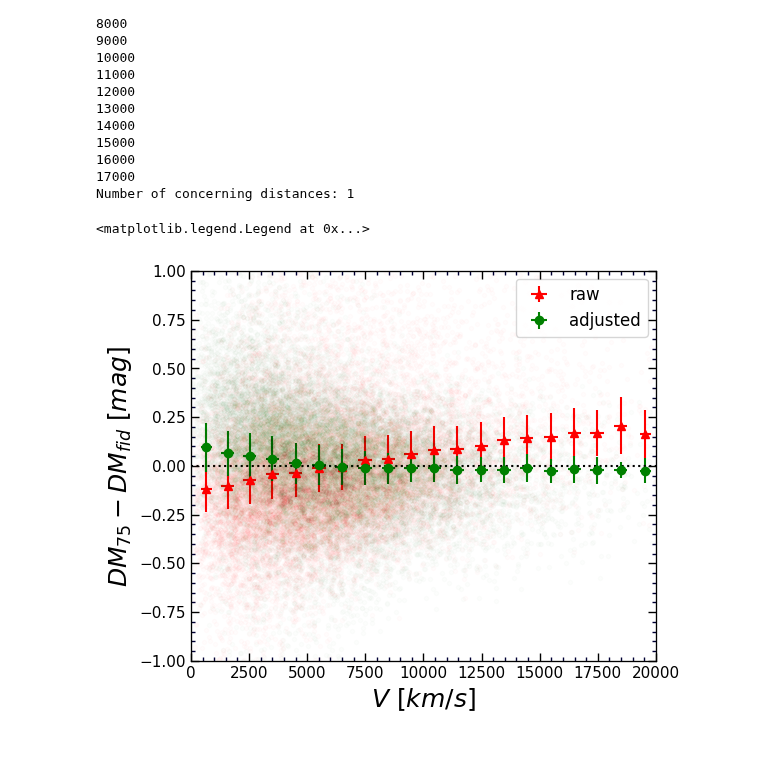
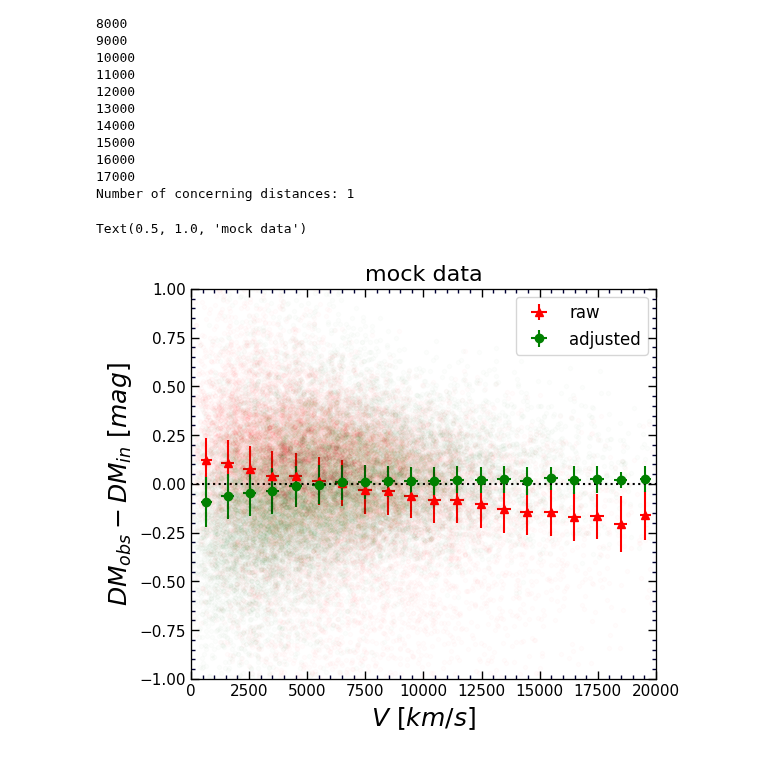
Before and after one commit to ekourkchi/test_TFRcatal, a Jupyter notebook: Malmquist_simulation.ipynb, the cells around one changed output. Drawn from its saved outputs; the diff is of its cells as text; code cells hidden in the pictures.

```diff
--- a/Malmquist_simulation.ipynb
+++ b/Malmquist_simulation.ipynb
@@ -821,5 +821,6 @@ ax.set_xlabel(r'$V_{CMB} \/\/ [km/s] $', fontsize=16)
 set_axes(ax, (0, 20000), (-3,3), fontsize=12)
 
 # ax.ticklabel_format(useMathText=True)
+ax.set_title('mock data', fontsize=16, color='k')
 # %% [output]
 -5.790242875052191e-05 [[4.56732472e-07]]
@@ -1011,28 +1011,30 @@ def makePlot(ax, X, Y, scatter=True, color='red', n=1, fmt='o'):
 # %%
 fig = py.figure(figsize=(5,5), dpi=100)
 fig.subplots_adjust(wspace=0, top=0.9, bottom=0.12, left=0.05, right=0.98)
 ax = fig.add_subplot(111)
 
 
 ax.set_xlabel(r'$V \/\/[km/s]$', fontsize=18)
-ax.set_ylabel(r'$DM_{75} - DM_{fid}\/\/[mag]$', fontsize=18)
+ax.set_ylabel(r'$DM_{obs} - DM_{in}\/\/[mag]$', fontsize=18)
 
 ax.plot([0,20000], [0,0], ':', color='black')
 set_axes(ax, (0,20000), (-1,1), fontsize=11)
 
 # makePlot(ax, V_cf4_, (DM75_-DM_fid+0.02)/1.5+0.03, scatter=False)
 # makePlot(ax, V_cf4_, (DM75_-DM_fid_cor+0.05)/3, scatter=False, color='green')
 
-makePlot(ax, V_cf4_, DM75_-DM_fid, scatter=True, n=2, fmt='^')
-makePlot(ax, V_cf4_, (DM75_-DM_fid_cor+0.03)/2, scatter=True, color='green', n=1, fmt='o')
+makePlot(ax, V_cf4_, -(DM75_-DM_fid), scatter=True, n=2, fmt='^')
+makePlot(ax, V_cf4_, -((DM75_-DM_fid_cor+0.03)/2), scatter=True, color='green', n=1, fmt='o')
 
 ax.errorbar([-100],[-100], yerr=[1], xerr=[1], fmt='^',color='red', ms=6, label='raw')
 ax.errorbar([-100],[-100], yerr=[1], xerr=[1], fmt='o',color='green', ms=6, label='adjusted')
 
 ax.legend(loc=1, fontsize=12)
+
+ax.set_title('mock data', fontsize=16, color='k')
 # %% [output]
-<matplotlib.legend.Legend at 0x...>
+Text(0.5, 1.0, 'mock data')
-[figure, old version]
+[figure, new version]
 # %%
 x = DM75_ - (DM75_-DM_fid_cor+0.03)/2
 data = {"V": V_cf4_, "DM75": DM75_, "DM_fid":DM_fid, "DM_cor": x}
```
Also changed, not shown: parts of 2 cells of this notebook, 10 other files.
